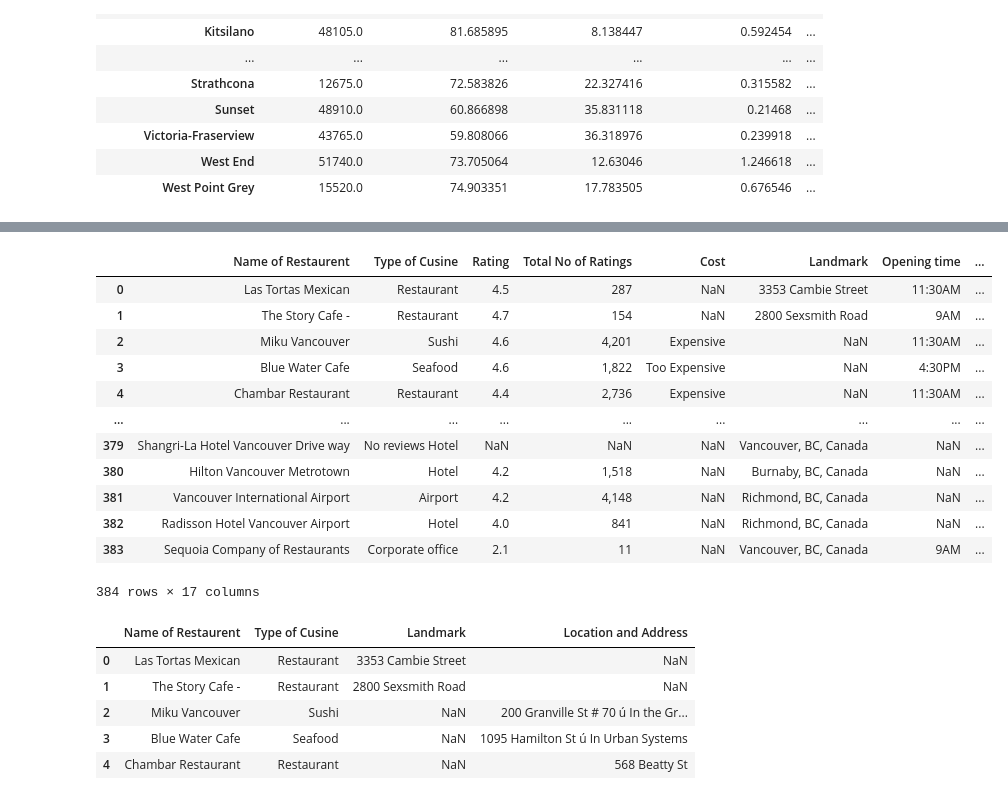
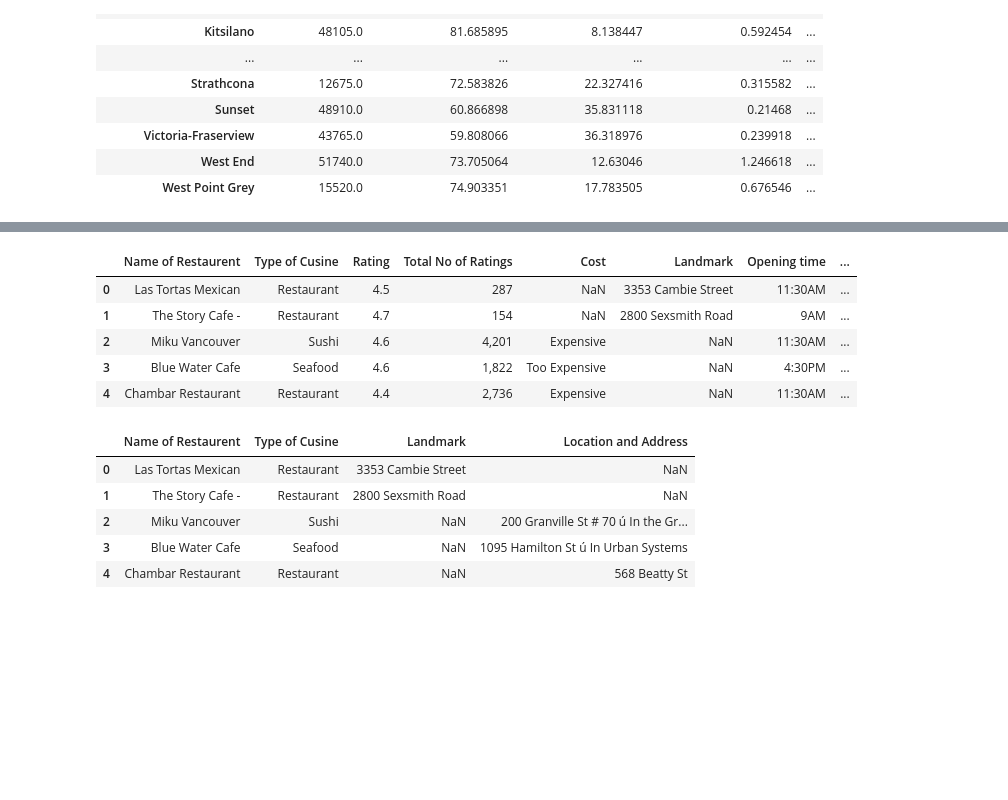
Before and after one commit to leanohl/BA_ClusteringofRestaurants, a Jupyter notebook: clusteringVancouver.ipynb, the cells around one changed output, grey strips where cells are left out. Drawn from its saved outputs; the diff is of its cells as text; code cells hidden in the pictures; blank space fills up the shorter version.

Commit message:
more preprocessing

```diff
--- a/clusteringVancouver.ipynb
+++ b/clusteringVancouver.ipynb
@@ -278,24 +278,18 @@ map_Vancouver
 # %% [output]
 [interactive output not drawn]
 # %%
-# load restaurants of Vancouver dataset
+# preprocessing of Restaurant dataset
+#load restaurants of Vancouver dataset
 rest_path = pd.read_csv('dataset_Vancouver/Vancouver_restaurant_data.csv', encoding="latin")
 df_rest = pd.DataFrame(rest_path)
-df_rest
+df_rest.head()
 # %% [output]
 |  | Name of Restaurent | Type of Cusine | Rating | Total No of Ratings | Cost | Landmark | Opening time | ... |
 | 0 | Las Tortas Mexican | Restaurant | 4.5 | 287 | NaN | 3353 Cambie Street | 11:30AM | ... |
 | 1 | The Story Cafe - | Restaurant | 4.7 | 154 | NaN | 2800 Sexsmith Road | 9AM | ... |
 | 2 | Miku Vancouver | Sushi | 4.6 | 4,201 | Expensive | NaN | 11:30AM | ... |
 | 3 | Blue Water Cafe | Seafood | 4.6 | 1,822 | Too Expensive | NaN | 4:30PM | ... |
 | 4 | Chambar Restaurant | Restaurant | 4.4 | 2,736 | Expensive | NaN | 11:30AM | ... |
-| ... | ... | ... | ... | ... | ... | ... | ... | ... |
-| 379 | Shangri-La Hotel Vancouver Drive way | No reviews Hotel | NaN | NaN | NaN | Vancouver, BC, Canada | NaN | ... |
-| 380 | Hilton Vancouver Metrotown | Hotel | 4.2 | 1,518 | NaN | Burnaby, BC, Canada | NaN | ... |
-| 381 | Vancouver International Airport | Airport | 4.2 | 4,148 | NaN | Richmond, BC, Canada | NaN | ... |
-| 382 | Radisson Hotel Vancouver Airport | Hotel | 4.0 | 841 | NaN | Richmond, BC, Canada | NaN | ... |
-| 383 | Sequoia Company of Restaurants | Corporate office | 2.1 | 11 | NaN | Vancouver, BC, Canada | 9AM | ... |
-384 rows × 17 columns
 # %%
 # drop unuseful features
 df_rest.drop(['Rating.1', 'number-of-reviews','veg /Non- Veg','Rating','Total No of Ratings','Current Status','Opening time','Dine in availability','Takeaway type','Delivery availability','Description of the Restaurent','Restaurent Name','Cost'], axis=1, inplace=True)
```
Also changed, not shown: parts of 25 cells of this notebook, 1 other file.
